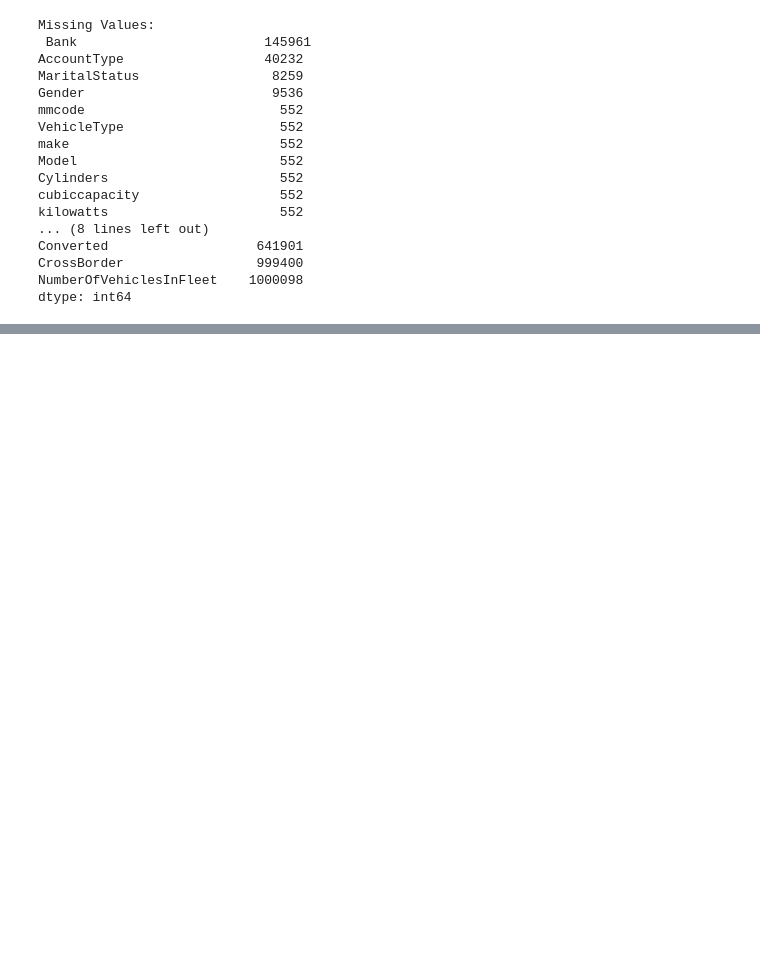
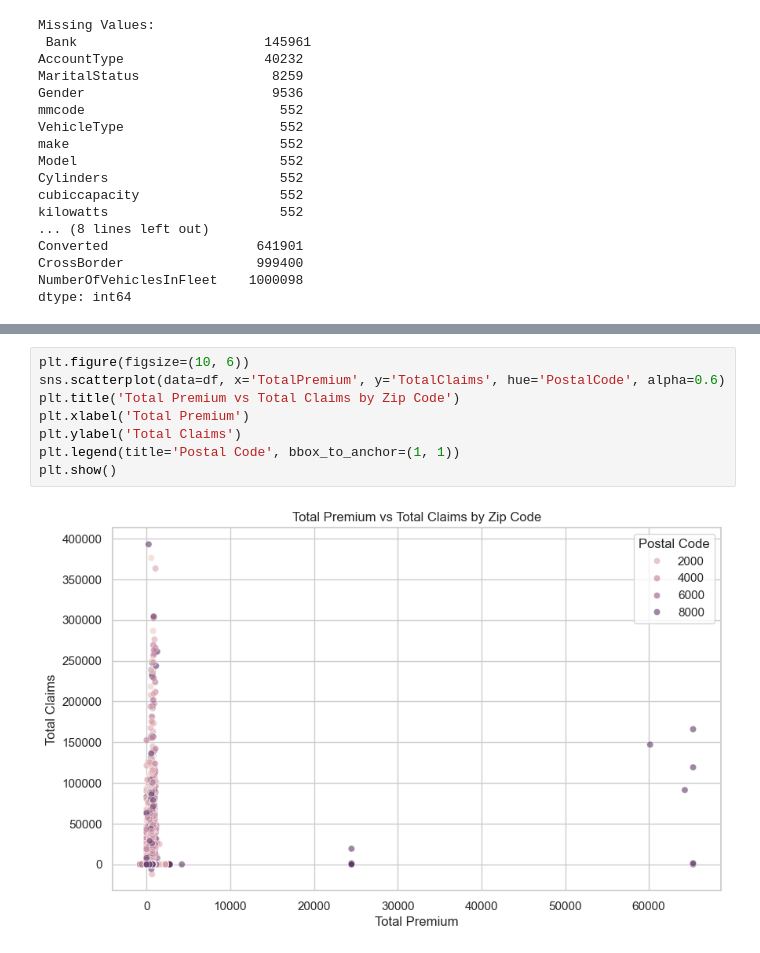
Before and after one commit to jackEBG/week3, a Jupyter notebook: notebooks/data_analysis.ipynb, the cells around one changed output, grey strips where cells are left out. Saved outputs shown, nothing was run; the diff lists cells and outputs as text; blank space fills up the shorter version.

```diff
--- a/notebooks/data_analysis.ipynb
+++ b/notebooks/data_analysis.ipynb
@@ -155,0 +220,10 @@ NameError: name 'sns' is not defined
+# %%
+plt.figure(figsize=(10, 6))
+sns.scatterplot(data=df, x='TotalPremium', y='TotalClaims', hue='PostalCode', alpha=0.6)
+plt.title('Total Premium vs Total Claims by Zip Code')
+plt.xlabel('Total Premium')
+plt.ylabel('Total Claims')
+plt.legend(title='Postal Code', bbox_to_anchor=(1, 1))
+plt.show()
+# %% [output]
+[figure, added]
```
Also changed, not shown: parts of 8 cells of this notebook.
